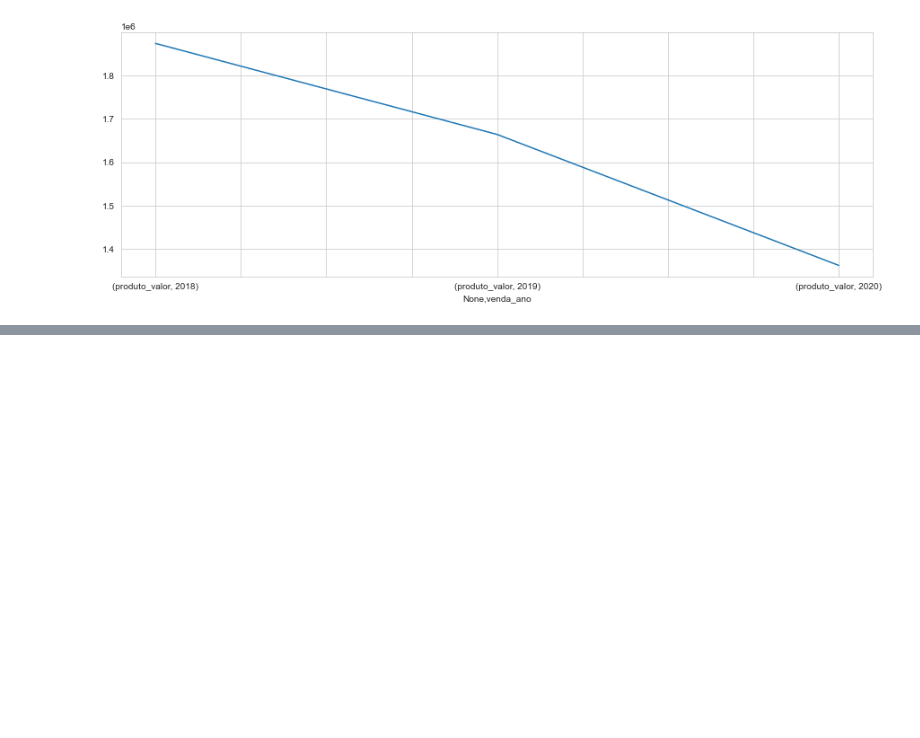
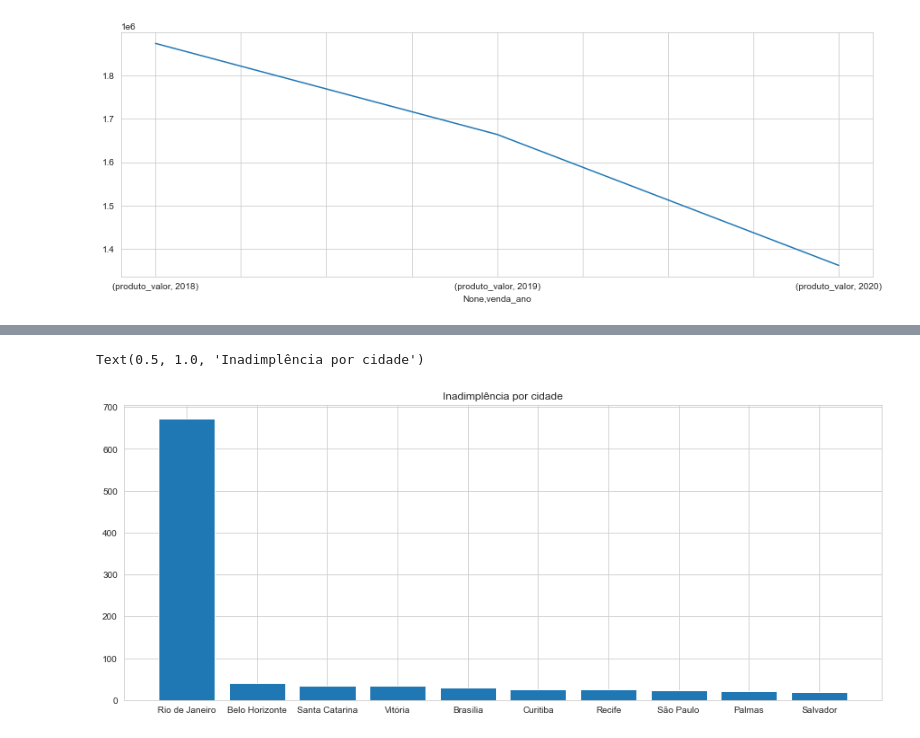
Before and after one commit to italocreator/heros-journey, a Jupyter notebook: Projeto_20211115/202111115_tratamento/5-Analises_Insights/20211115_Analises.ipynb, the cells around one changed output, grey strips where cells are left out. Drawn from its saved outputs; the diff is of its cells as text; code cells hidden in the pictures; blank space fills up the shorter version.

```diff
--- a/Projeto_20211115/202111115_tratamento/5-Analises_Insights/20211115_Analises.ipynb
+++ b/Projeto_20211115/202111115_tratamento/5-Analises_Insights/20211115_Analises.ipynb
@@ -556,0 +590,9 @@ graf_dados = df[['produto_valor','venda_ano']].groupby(['venda_ano']).sum().unst
+# %%
+# Inadimplência por cidade
+plt.figure(figsize=(15,6))
+inadimplencia_por_cidade = df[df.pg == 0].groupby('loja_cidade').count().produto_valor.sort_values(ascending=False)
+plt.bar(inadimplencia_por_cidade.index, inadimplencia_por_cidade.values)
+plt.title('Inadimplência por cidade')
+# %% [output]
+Text(0.5, 1.0, 'Inadimplência por cidade')
+[figure, added]
```
Also changed, not shown: parts of 9 cells of this notebook.
